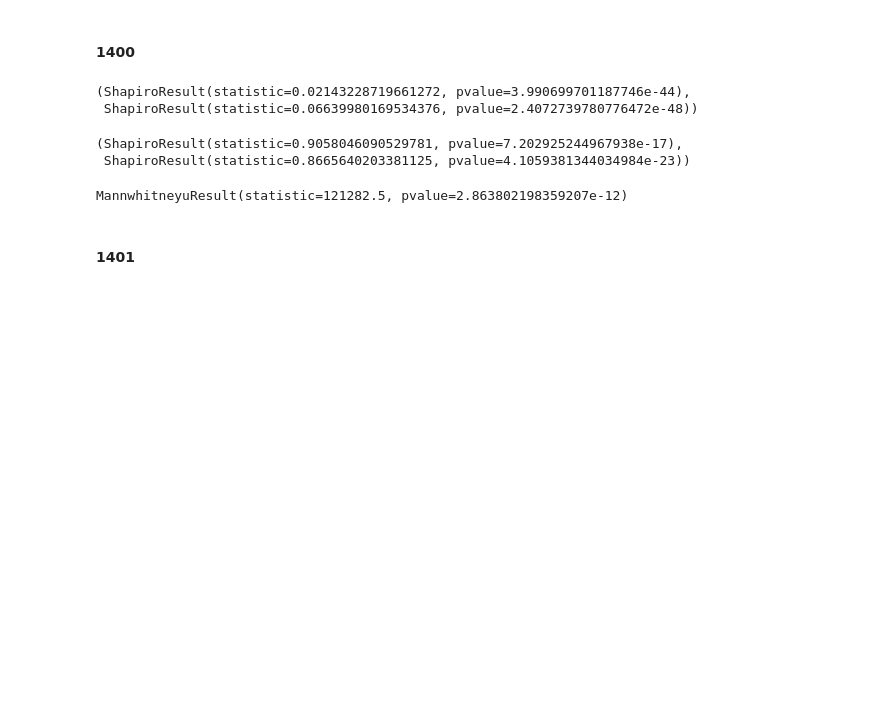
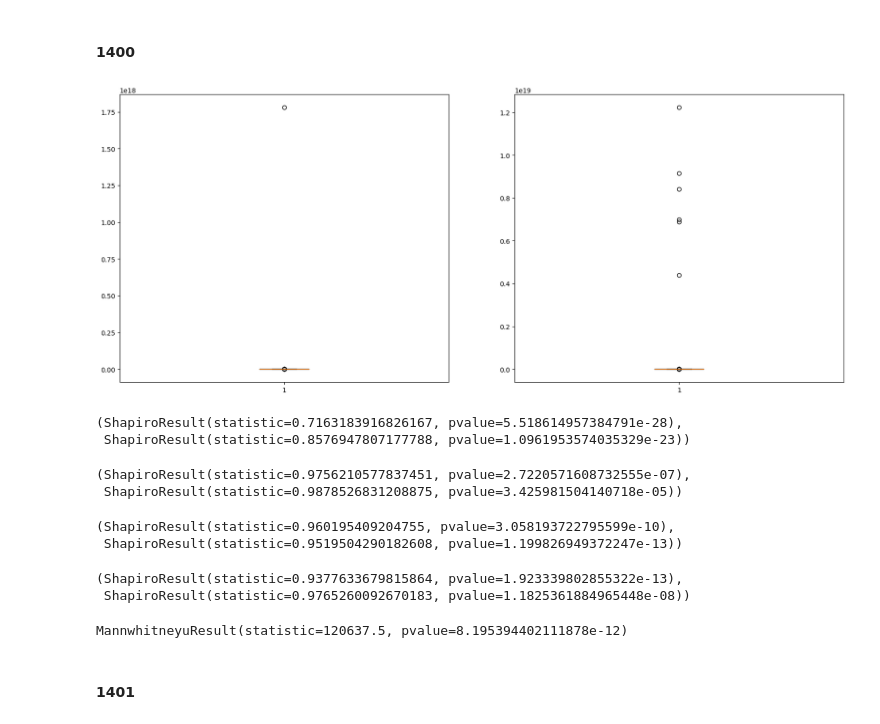
Before and after one commit to realBagher/IRAN-SCI-DATA-ANALYSIS-G4, a Jupyter notebook: hypothesis-test/Q1.ipynb, the cells around one changed output. Cells and saved outputs as stored; diff of their text form; code cells hidden in the pictures; blank space fills up the shorter version.

```diff
--- a/hypothesis-test/Q1.ipynb
+++ b/hypothesis-test/Q1.ipynb
@@ -213,2 +270,11 @@ MannwhitneyuResult(statistic=112599.0, pvalue=1.917304286008066e-14)
 # %% [markdown]
 #### 1400
+# %%
+plt.figure(figsize=(20, 8))
+plt.subplot(1,2,1)
+plt.boxplot(Rural_data_income['1400'])
+plt.subplot(1,2,2)
+plt.boxplot(Urban_data_income['1400'])
+plt.show()
+# %% [output]
+[figure, added]
@@ -215,22 +284,40 @@ MannwhitneyuResult(statistic=112599.0, pvalue=1.917304286008066e-14)
 # %%
-shapiro_R_1400 = stats.shapiro(Rural_data_income['1400'])
-shapiro_U_1400 = stats.shapiro(Urban_data_income['1400'])
+shapiro_R_1400 = stats.shapiro(zscore_R1400)
+shapiro_U_1400 = stats.shapiro(zscore_U1400)
 shapiro_R_1400, shapiro_U_1400
 # %% [output]
-(ShapiroResult(statistic=0.02143228719661272, pvalue=3.990699701187746e-44),
- ShapiroResult(statistic=0.06639980169534376, pvalue=2.4072739780776472e-48))
+(ShapiroResult(statistic=0.7163183916826167, pvalue=5.518614957384791e-28),
+ ShapiroResult(statistic=0.8576947807177788, pvalue=1.0961953574035329e-23))
 # %%
-R_1400_yeojohnson , _ = stats.yeojohnson(Rural_data_income['1400'])
-U_1400_yeojohnson , _ = stats.yeojohnson(Urban_data_income['1400'])
+R_1400_yeojohnson , _ = stats.yeojohnson(zscore_R1400)
+U_1400_yeojohnson , _ = stats.yeojohnson(zscore_U1400)
 shapiro_R_1400_yeojohnson = stats.shapiro(R_1400_yeojohnson)
 shapiro_U_1400_yeojohnson = stats.shapiro(U_1400_yeojohnson)
 shapiro_R_1400_yeojohnson, shapiro_U_1400_yeojohnson
 # %% [output]
-(ShapiroResult(statistic=0.9058046090529781, pvalue=7.202925244967938e-17),
- ShapiroResult(statistic=0.8665640203381125, pvalue=4.1059381344034984e-23))
+(ShapiroResult(statistic=0.9756210577837451, pvalue=2.7220571608732555e-07),
+ ShapiroResult(statistic=0.9878526831208875, pvalue=3.425981504140718e-05))
-# %%
-stats.mannwhitneyu(Rural_data_income['1400'], Urban_data_income['1400'])
-# %% [output]
-MannwhitneyuResult(statistic=121282.5, pvalue=2.863802198359207e-12)
+# %%
+R_1400_log = np.log(zscore_R1400)
+U_1400_log = np.log(zscore_U1400)
+shapiro_R_1400_log = stats.shapiro(R_1400_log)
+shapiro_U_1400_log = stats.shapiro(U_1400_log)
+shapiro_R_1400_log, shapiro_U_1400_log
+# %% [output]
+(ShapiroResult(statistic=0.960195409204755, pvalue=3.058193722795599e-10),
+ ShapiroResult(statistic=0.9519504290182608, pvalue=1.199826949372247e-13))
+# %%
+R_1400_sqrt = np.sqrt(zscore_R1400)
+U_1400_sqrt = np.sqrt(zscore_U1400)
+shapiro_R_1400_sqrt = stats.shapiro(R_1400_sqrt)
+shapiro_U_1400_sqrt = stats.shapiro(U_1400_sqrt)
+shapiro_R_1400_sqrt, shapiro_U_1400_sqrt
+# %% [output]
+(ShapiroResult(statistic=0.9377633679815864, pvalue=1.923339802855322e-13),
+ ShapiroResult(statistic=0.9765260092670183, pvalue=1.1825361884965448e-08))
+# %%
+stats.mannwhitneyu(zscore_R1400, zscore_U1400)
+# %% [output]
+MannwhitneyuResult(statistic=120637.5, pvalue=8.195394402111878e-12)
 # %% [markdown]
 #### 1401
```
Also changed, not shown: parts of 39 cells of this notebook.
